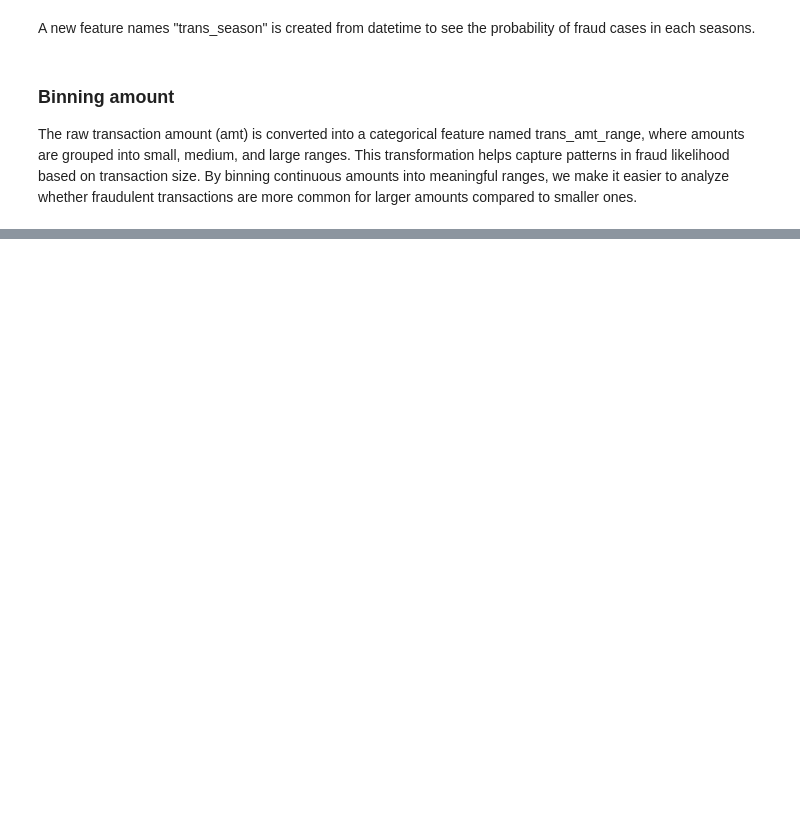
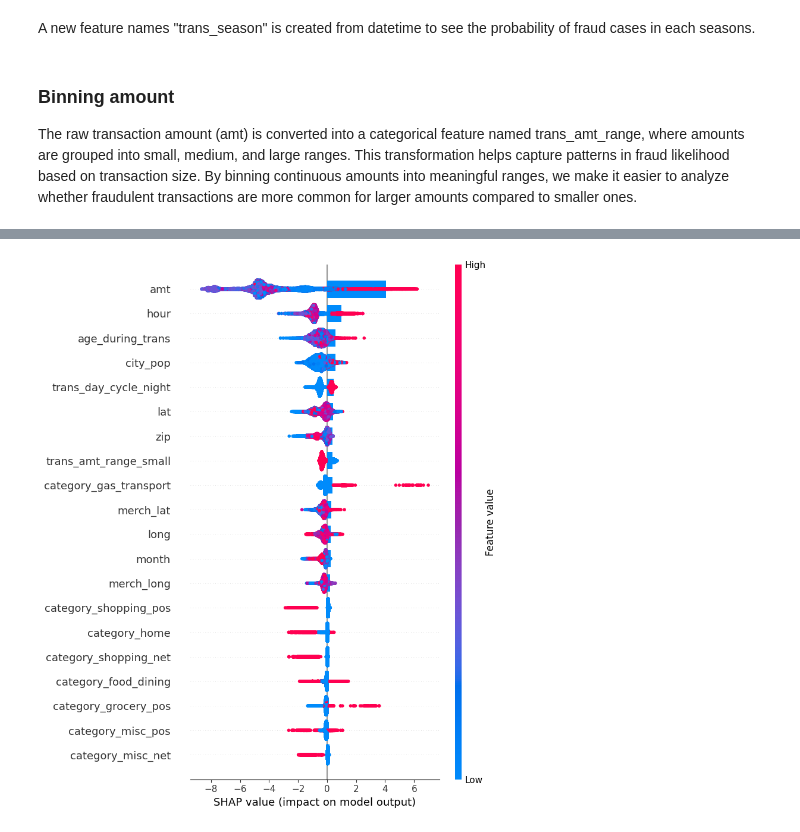
Before and after one commit to Shresthhan/AMNIL-Intern-, a Jupyter notebook: Task_4/CreditCard_Fraud_Detection.ipynb, the cells around one changed output, grey strips where cells are left out. Saved outputs shown, nothing was run; the diff lists cells and outputs as text; code cells hidden in the pictures; blank space fills up the shorter version.

Commit message:
First training completed

```diff
--- a/Task_4/CreditCard_Fraud_Detection.ipynb
+++ b/Task_4/CreditCard_Fraud_Detection.ipynb
@@ -172,7 +218,7 @@ Here, we can see that there is almost no null values in every features except "m
 # %%
 df = df.with_columns([
     pl.col("trans_date_trans_time")
-      .str.strptime(pl.Datetime, "%Y-%m-%d %H:%M:%S")
+      .str.strptime(pl.Datetime, "%Y-%m-%d %H:%M:%S", strict=False)
       .alias("trans_date_trans_time")
 ])
 # %% [markdown]
@@ -247,0 +488,3 @@ shape: (5, 29)
+# %%
+df_pd.dropna(inplace = True)
+df_pd.isnull().sum()
@@ -247,0 +534,22 @@ shape: (5, 29)
+# %%
+# Initialize XGBoost classifier
+xgb_model = xgb.XGBClassifier(
+    n_estimators=300,       # number of trees
+    max_depth=6,            # tree depth
+    learning_rate=0.1,      # step size for boosting
+    subsample=0.8,          # 80% of rows per tree
+    colsample_bytree=0.8,   # 80% of features per tree
+    random_state=42,
+    scale_pos_weight=(len(y[y==0]) / len(y[y==1]))  # handle imbalance
+)
+
+# Train the model
+xgb_model.fit(X_train, y_train)
+
+# Predictions
+y_pred = xgb_model.predict(X_test)
+y_prob = xgb_model.predict_proba(X_test)[:, 1]
+
+# Evaluation
+print(classification_report(y_test, y_pred))
+print("ROC-AUC:", roc_auc_score(y_test, y_prob))
@@ -247,0 +567,16 @@ shape: (5, 29)
+# %%
+# Initialize SHAP explainer
+explainer = shap.Explainer(xgb_model)
+shap_values = explainer(X_test)
+
+# Global feature importance (summary plot - bar)
+shap.summary_plot(shap_values, X_test, plot_type="bar", show=False)
+plt.tight_layout()
+plt.savefig("shap_summary_bar.png")
+
+# Global feature importance (beeswarm - shows distribution)
+shap.summary_plot(shap_values, X_test, show=False)
+plt.tight_layout()
+plt.savefig("shap_summary_beeswarm.png")
+# %% [output]
+[figure, added]
```
Also changed, not shown: parts of 27 cells of this notebook.
